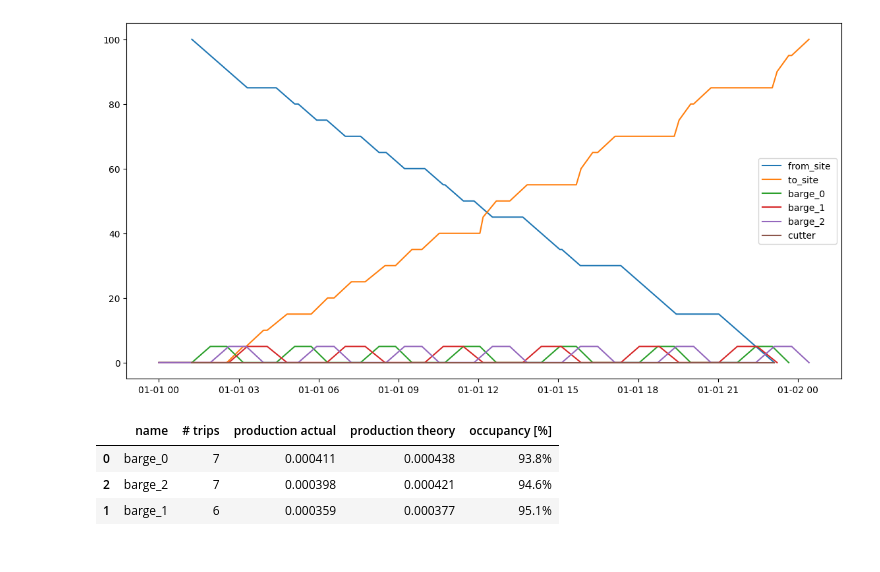
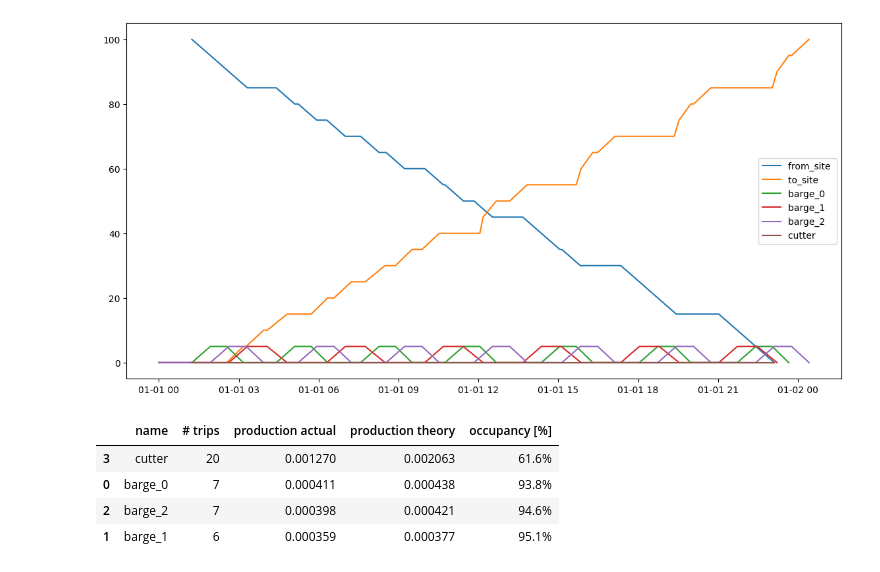
Before and after one commit to TUDelft-CITG/OpenCLSim, a Jupyter notebook: notebooks/24_cutters and barges.ipynb, the cells around one changed output. Drawn from its saved outputs; the diff is of its cells as text; code cells hidden in the pictures.

Commit message:
add post analysis cutter occupancy

```diff
--- a/notebooks/24_cutters and barges.ipynb
+++ b/notebooks/24_cutters and barges.ipynb
@@ -213,30 +213,49 @@ fig = plot.get_step_chart([from_site, to_site, *vessels.values()])
 [figure]
 # %%
 data = []
+duration_theory_cutter = 0
+nr_trips_cutter = 0
+
+# barges
 for i in range(len(vessels.values()) - 1):
     vessel = vessels[f'vessel{i}']
     activity = activities[f'activity{i}']
-    sub_act = activity.sub_processes[0].sub_processes[-1]
+    sub_act = activity.sub_processes[0].sub_processes[-1] # loading (joint cutter-barge act)
+    duration_theory_cutter += sub_act.duration*nr_trips
+
     log = pd.DataFrame(vessel.log)
     nr_trips = len(log[(log.ActivityID == sub_act.id) & (log.ActivityState == "START")])
+    nr_trips_cutter += nr_trips
 
     # duration_theory = 4*sub_act.duration+ 5*sub_act.amount # ??????
     duration_theory = 0
     for sub_act in activity.sub_processes[0].sub_processes:
         duration_theory+=sub_act.duration
 
     duration_actual = (log.Timestamp.max() - log.Timestamp.min()).total_seconds()
     data.append({
         'name':vessel.name,
         '# trips':nr_trips,
         'production actual':(nr_trips * sub_act.amount) / (duration_actual),
         'production theory': (sub_act.amount / (duration_theory)),
     })
+
+# cutter
+log = pd.DataFrame(cutter.log)
+duration_actual_cutter = (log.Timestamp.max() - log.Timestamp.min()).total_seconds()
+data.append({
+    'name':'cutter',
+    '# trips':nr_trips_cutter,
+    'production actual':(total_amount) / (duration_actual_cutter),
+    'production theory':(total_amount) / (duration_theory_cutter),
+})
+
 df = pd.DataFrame(data).sort_values(by=['production actual'],ascending=False)
 df['occupancy [%]'] = [f'{x:.1f}%' for x in 100*df['production actual']/df['production theory']]
 df
 # %% [output]
 |  | name | # trips | production actual | production theory | occupancy [%] |
+| 3 | cutter | 20 | 0.001270 | 0.002063 | 61.6% |
 | 0 | barge_0 | 7 | 0.000411 | 0.000438 | 93.8% |
 | 2 | barge_2 | 7 | 0.000398 | 0.000421 | 94.6% |
 | 1 | barge_1 | 6 | 0.000359 | 0.000377 | 95.1% |
```
